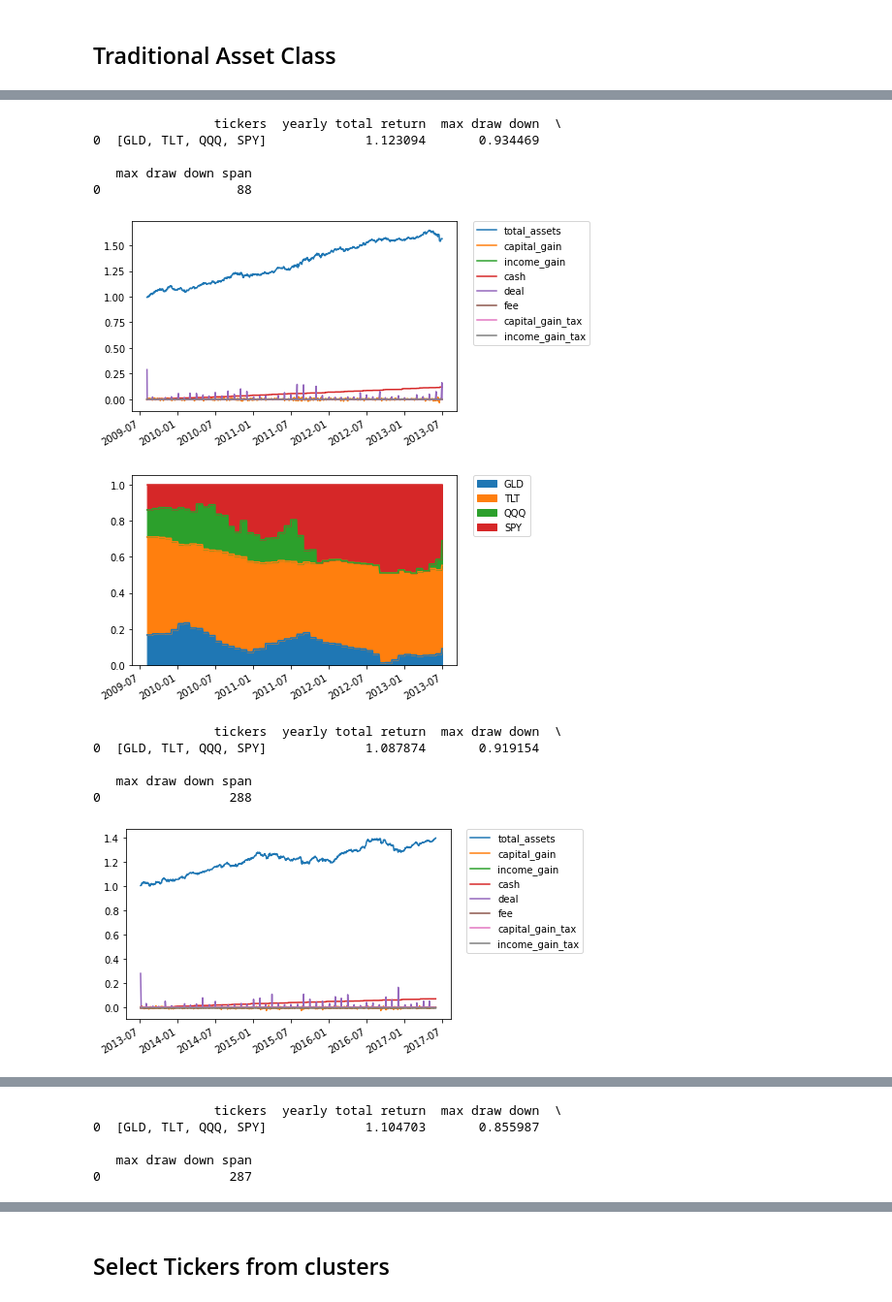
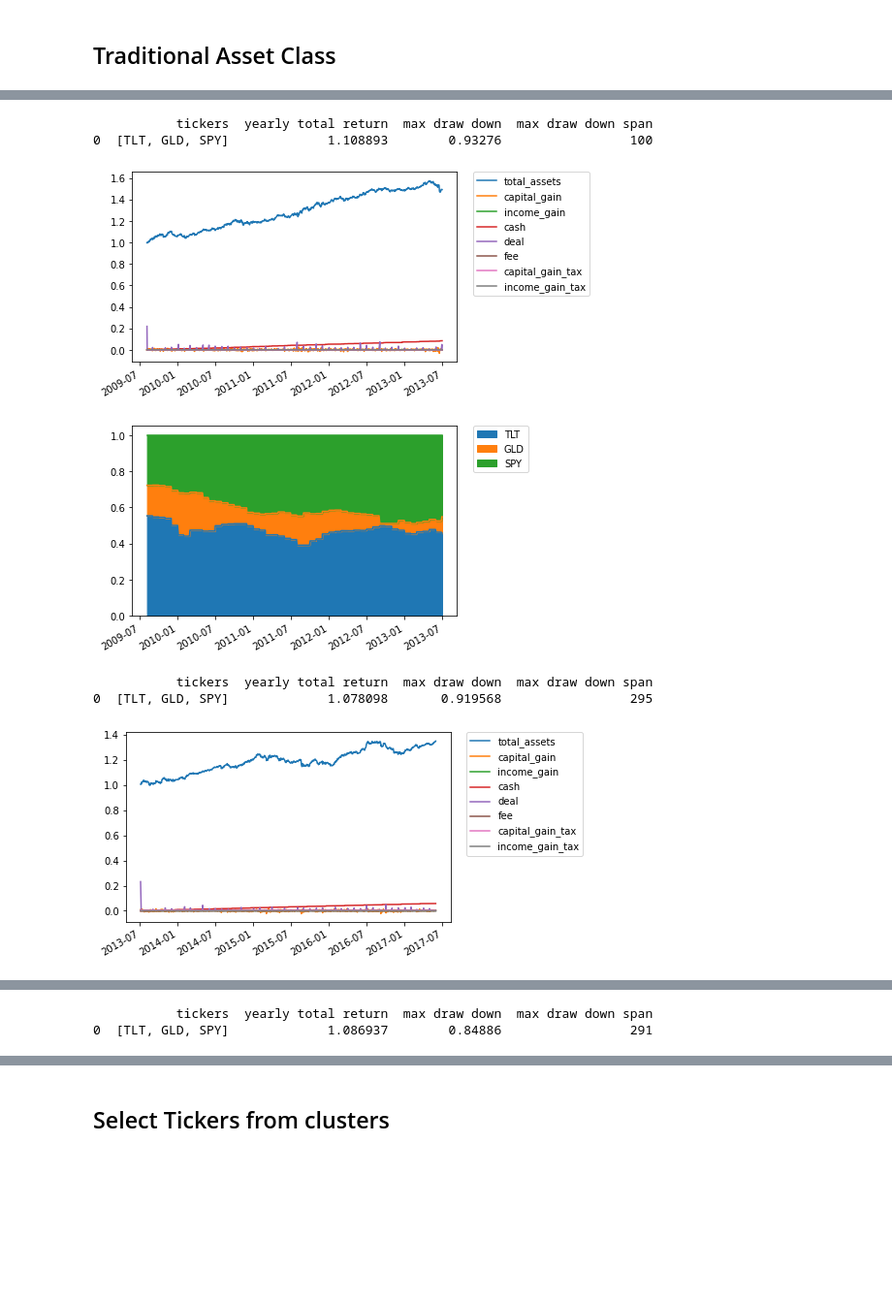
Before and after one commit to sonesuke/mypo, a Jupyter notebook: docs/tutorial/tickers.ipynb, the cells around one changed output, grey strips where cells are left out. Shown at 97% size. Cells and saved outputs as stored; diff of their text form; code cells hidden in the pictures; blank space fills up the shorter version.

```diff
--- a/docs/tutorial/tickers.ipynb
+++ b/docs/tutorial/tickers.ipynb
@@ -123,9 +123,9 @@ Traditional Asset Class
 for i in range(len(folds)):
     selected_tickers = ['SPY', 'TLT', 'GLD']
     fold = folds[i].filter(selected_tickers)
-    optimizer = MaximumDiversificationOptimizer()
+    optimizer = MaximumDiversificationOptimizer(do_re_optimize=True)
     runner = Runner(
-        rebalancer=MonthlyRebalancer(optimizer=optimizer, do_re_optimize=True),
+        rebalancer=MonthlyRebalancer(optimizer=optimizer),
     )
 
     runner.run(
@@ -151,13 +148,7 @@ for i in range(len(folds)):
-                tickers  yearly total return  max draw down  \
-0  [GLD, TLT, QQQ, SPY]             1.123094       0.934469
-
-   max draw down span
-0                  88
+           tickers  yearly total return  max draw down  max draw down span
+0  [TLT, GLD, SPY]             1.108893        0.93276                 100
-[figure, old version]
+[figure, new version]
-[figure, old version]
+[figure, new version]
-                tickers  yearly total return  max draw down  \
-0  [GLD, TLT, QQQ, SPY]             1.087874       0.919154
-
-   max draw down span
-0                 288
+           tickers  yearly total return  max draw down  max draw down span
+0  [TLT, GLD, SPY]             1.078098       0.919568                 295
-[figure, old version]
+[figure, new version]
@@ -165,5 +156,2 @@ for i in range(len(folds)):
-                tickers  yearly total return  max draw down  \
-0  [GLD, TLT, QQQ, SPY]             1.104703       0.855987
-
-   max draw down span
-0                 287
+           tickers  yearly total return  max draw down  max draw down span
+0  [TLT, GLD, SPY]             1.086937        0.84886                 291
```
Also changed, not shown: parts of 4 cells of this notebook, 36 other files.
